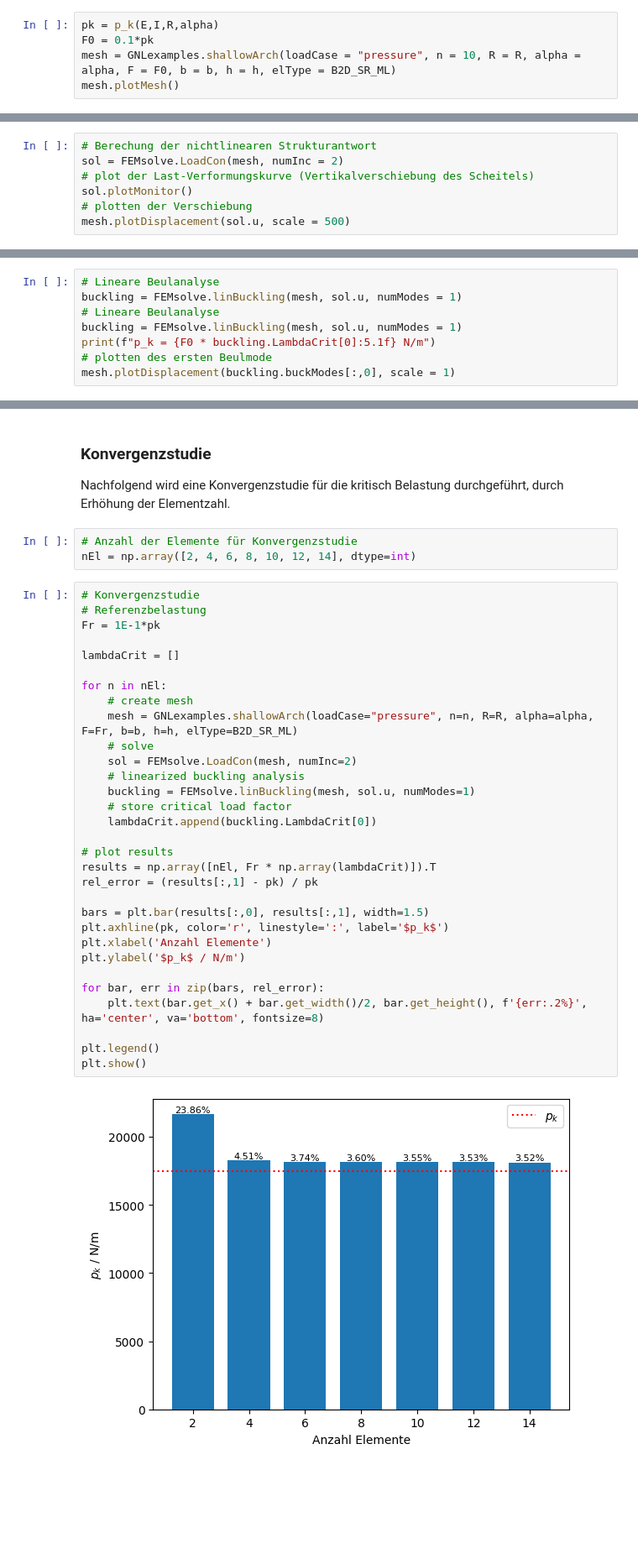
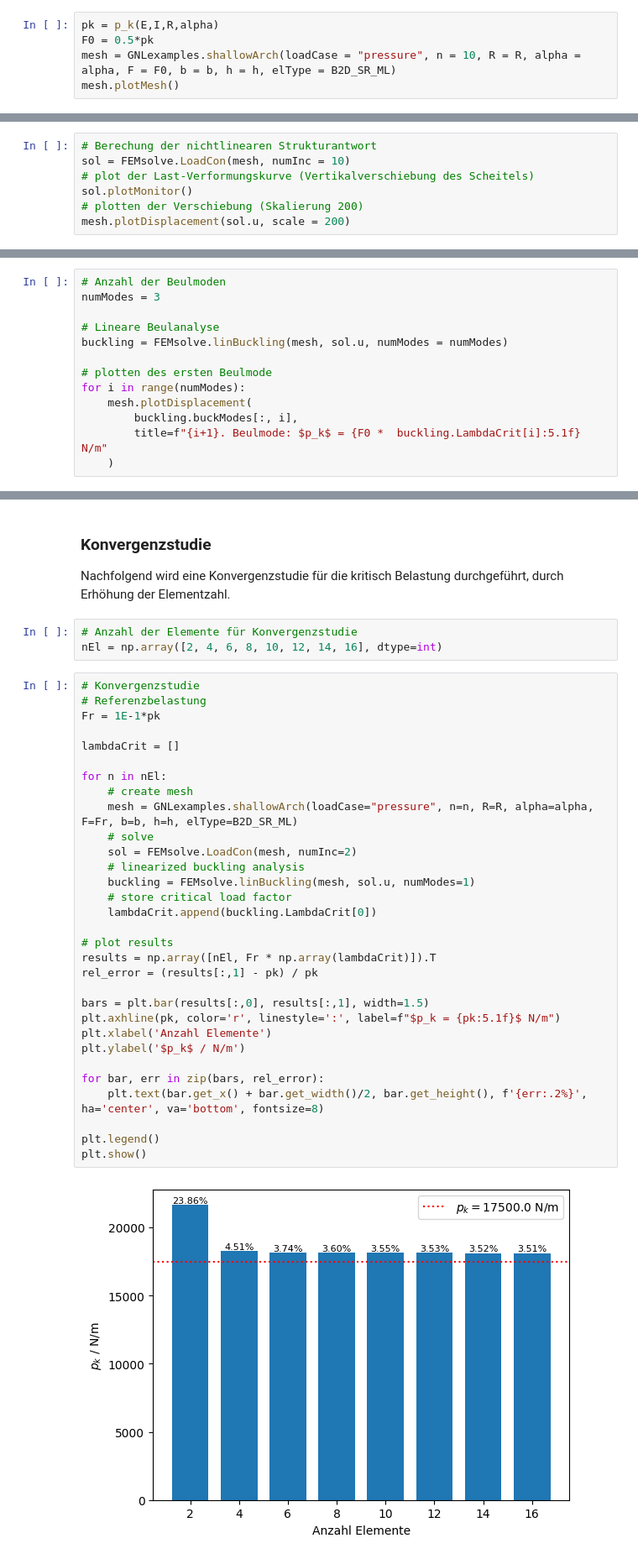
Before and after one commit to FJFalkner/Geometric_Nonlinear_FEM_2D, a Jupyter notebook: stability_circular_arch.ipynb, the cells around one changed output, grey strips where cells are left out. Shown: that part at 84% size. Drawn from its saved outputs; the diff is of its cells as text; blank space fills up the shorter version.

```diff
--- a/stability_circular_arch.ipynb
+++ b/stability_circular_arch.ipynb
@@ -36,7 +36,7 @@ I = b * h**3 / 12           # Flächenträgheitsmoment in m^4
 #### Diskretisierung
 # %%
 pk = p_k(E,I,R,alpha)
-F0 = 0.1*pk
+F0 = 0.5*pk
 mesh = GNLexamples.shallowArch(loadCase = "pressure", n = 10, R = R, alpha = alpha, F = F0, b = b, h = h, elType = B2D_SR_ML)
 mesh.plotMesh()
 # %% [output]
@@ -48,9 +48,9 @@ Ignoring fixed y limits to fulfill fixed data aspect with adjustable data limits
 Es wird die Belastung inkrementweise aufgebracht und der Gleichgewichtszustand für die Referenzbelastung ermittelt.
 # %%
 # Berechung der nichtlinearen Strukturantwort
-sol = FEMsolve.LoadCon(mesh, numInc = 2)
+sol = FEMsolve.LoadCon(mesh, numInc = 10)
 # plot der Last-Verformungskurve (Vertikalverschiebung des Scheitels)
 sol.plotMonitor()
-# plotten der Verschiebung
-mesh.plotDisplacement(sol.u, scale = 500)
+# plotten der Verschiebung (Skalierung 200)
+mesh.plotDisplacement(sol.u, scale = 200)
 # %% [output]
@@ -67,12 +67,17 @@ $$
 $$
 durchgeführt. Der Beulmode $\boldsymbol{\varphi}_i$, der zum kleinsten Eigenwert $\Delta \lambda_i $ gehört wird nachfolgend geplottet und die kritische Belastung wird berechnet und ausgegeben.
 # %%
+# Anzahl der Beulmoden
+numModes = 3
+
 # Lineare Beulanalyse
-buckling = FEMsolve.linBuckling(mesh, sol.u, numModes = 1)
-# Lineare Beulanalyse
-buckling = FEMsolve.linBuckling(mesh, sol.u, numModes = 1)
-print(f"p_k = {F0 * buckling.LambdaCrit[0]:5.1f} N/m")
+buckling = FEMsolve.linBuckling(mesh, sol.u, numModes = numModes)
+
 # plotten des ersten Beulmode
-mesh.plotDisplacement(buckling.buckModes[:,0], scale = 1)
+for i in range(numModes):
+    mesh.plotDisplacement(
+        buckling.buckModes[:, i],
+        title=f"{i+1}. Beulmode: $p_k$ = {F0 *  buckling.LambdaCrit[i]:5.1f} N/m"
+    )
 # %% [output]
 Ignoring fixed y limits to fulfill fixed data aspect with adjustable data limits.
@@ -87,37 +94,37 @@ Die Form des Beulmodes ist typisch für einen Verzweigungspunkt. Dieser bricht i
 Nachfolgend wird eine Konvergenzstudie für die kritisch Belastung durchgeführt, durch Erhöhung der Elementzahl.
 # %%
 # Anzahl der Elemente für Konvergenzstudie
-nEl = np.array([2, 4, 6, 8, 10, 12, 14], dtype=int)
+nEl = np.array([2, 4, 6, 8, 10, 12, 14, 16], dtype=int)
 # %%
 # Konvergenzstudie
 # Referenzbelastung
 Fr = 1E-1*pk
 
 lambdaCrit = []
 
 for n in nEl:
     # create mesh
     mesh = GNLexamples.shallowArch(loadCase="pressure", n=n, R=R, alpha=alpha, F=Fr, b=b, h=h, elType=B2D_SR_ML)
     # solve
     sol = FEMsolve.LoadCon(mesh, numInc=2)
     # linearized buckling analysis
     buckling = FEMsolve.linBuckling(mesh, sol.u, numModes=1)
     # store critical load factor
     lambdaCrit.append(buckling.LambdaCrit[0])
 
 # plot results
 results = np.array([nEl, Fr * np.array(lambdaCrit)]).T
 rel_error = (results[:,1] - pk) / pk
 
 bars = plt.bar(results[:,0], results[:,1], width=1.5)
-plt.axhline(pk, color='r', linestyle=':', label='$p_k$')
+plt.axhline(pk, color='r', linestyle=':', label=f"$p_k = {pk:5.1f}$ N/m")
 plt.xlabel('Anzahl Elemente')
 plt.ylabel('$p_k$ / N/m')
 
 for bar, err in zip(bars, rel_error):
     plt.text(bar.get_x() + bar.get_width()/2, bar.get_height(), f'{err:.2%}', ha='center', va='bottom', fontsize=8)
 
 plt.legend()
 plt.show()
 # %% [output]
-[figure, old version]
+[figure, new version]
```
Also changed, not shown: parts of 5 cells of this notebook, 1 other file.
